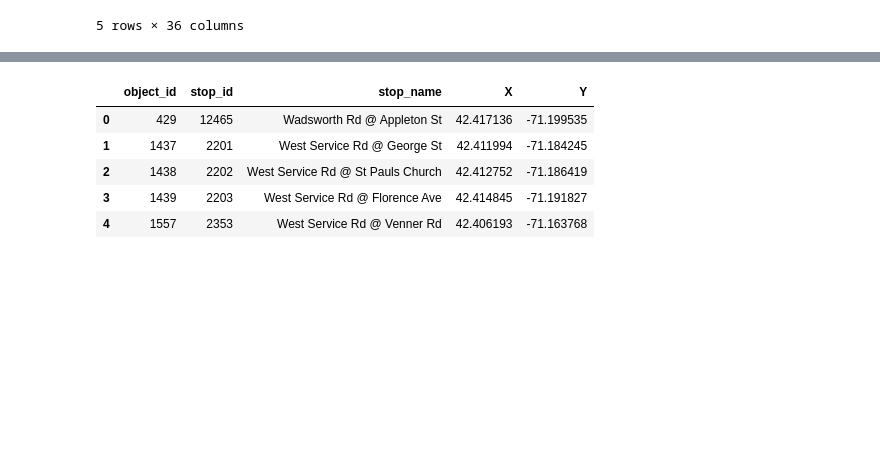
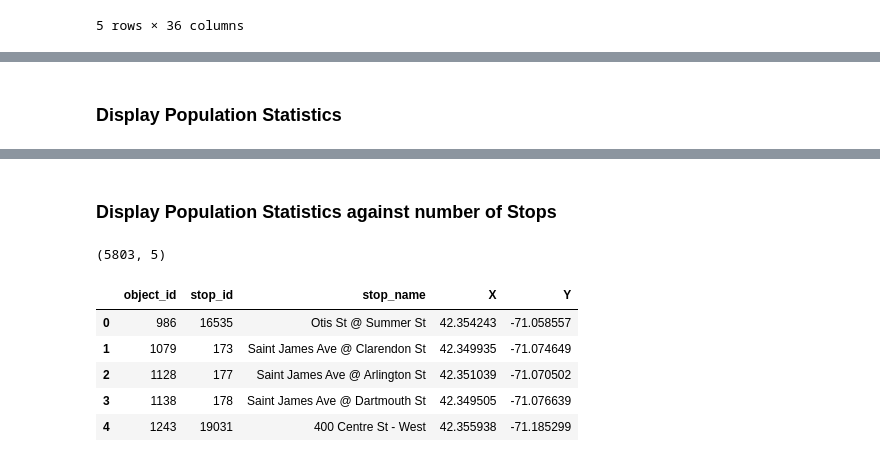
Before and after one commit to BU-Spark/ds-boston-transit-performance, a Jupyter notebook: fa23-team-d/EDA_Notebooks/population_statistics.ipynb, the cells around one changed output, grey strips where cells are left out. Drawn from its saved outputs; the diff is of its cells as text; code cells hidden in the pictures; blank space fills up the shorter version.

```diff
--- a/fa23-team-d/EDA_Notebooks/population_statistics.ipynb
+++ b/fa23-team-d/EDA_Notebooks/population_statistics.ipynb
@@ -144,6 +144,8 @@ Index(['Place', 'Latitude', 'Longitude', 'Total:', 'White alone',
        'Total:_duplicate_duplicate_duplicate', 'Occupied', 'Vacant',
        'household size'],
       dtype='object')
+# %% [markdown]
+### Display Population Statistics
 # %%
 import folium
 
@@ -180,17 +182,21 @@ for i in range(len(df_coordinates)):
 display(boston_map)
 # %% [output]
 [interactive output not drawn]
+# %% [markdown]
+### Display Population Statistics against number of Stops
 # %%
 df_stops = pd.read_csv('../data/stops_locations.csv')
+df_stops = df_stops.drop_duplicates(subset='stop_id')
 print(df_stops.shape)
 df_stops.head()
 # %% [output]
+(5803, 5)
 |  | object_id | stop_id | stop_name | X | Y |
-| 0 | 429 | 12465 | Wadsworth Rd @ Appleton St | 42.417136 | -71.199535 |
-| 1 | 1437 | 2201 | West Service Rd @ George St | 42.411994 | -71.184245 |
-| 2 | 1438 | 2202 | West Service Rd @ St Pauls Church | 42.412752 | -71.186419 |
-| 3 | 1439 | 2203 | West Service Rd @ Florence Ave | 42.414845 | -71.191827 |
-| 4 | 1557 | 2353 | West Service Rd @ Venner Rd | 42.406193 | -71.163768 |
+| 0 | 986 | 16535 | Otis St @ Summer St | 42.354243 | -71.058557 |
+| 1 | 1079 | 173 | Saint James Ave @ Clarendon St | 42.349935 | -71.074649 |
+| 2 | 1128 | 177 | Saint James Ave @ Arlington St | 42.351039 | -71.070502 |
+| 3 | 1138 | 178 | Saint James Ave @ Dartmouth St | 42.349505 | -71.076639 |
+| 4 | 1243 | 19031 | 400 Centre St - West | 42.355938 | -71.185299 |
 # %%
 import folium
 from folium.plugins import FastMarkerCluster
```
Also changed, not shown: 5 other files.
